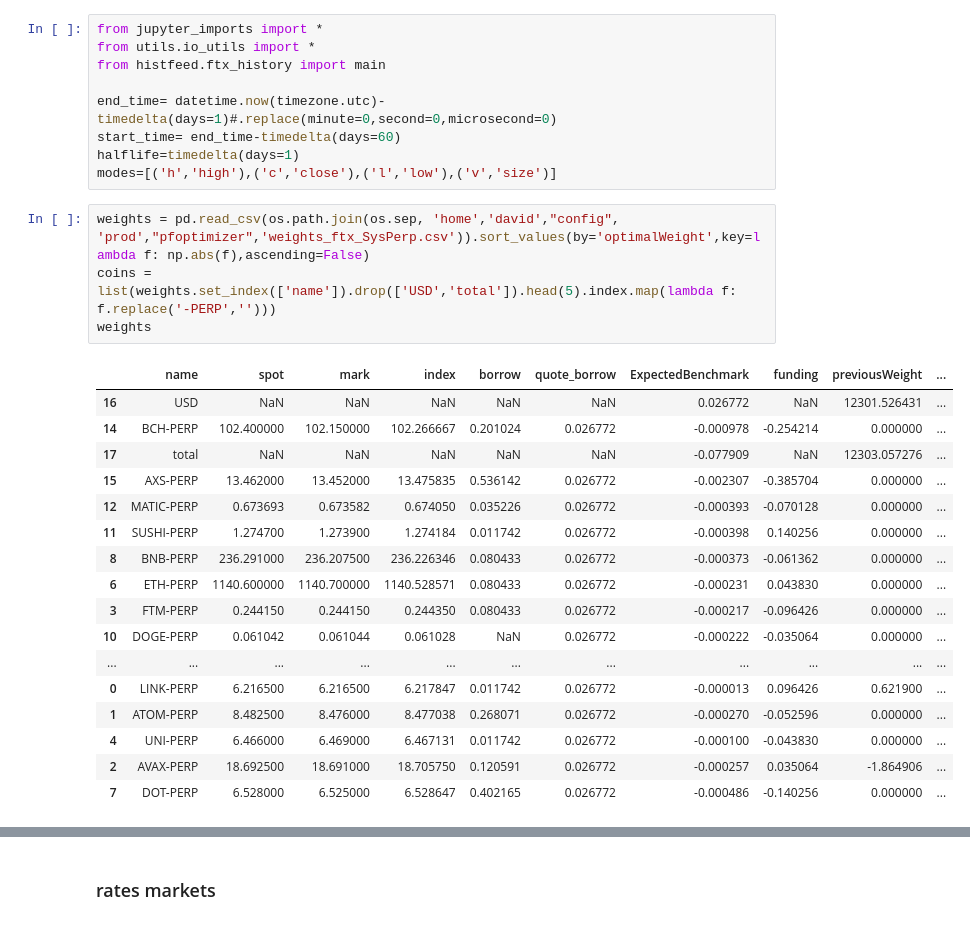
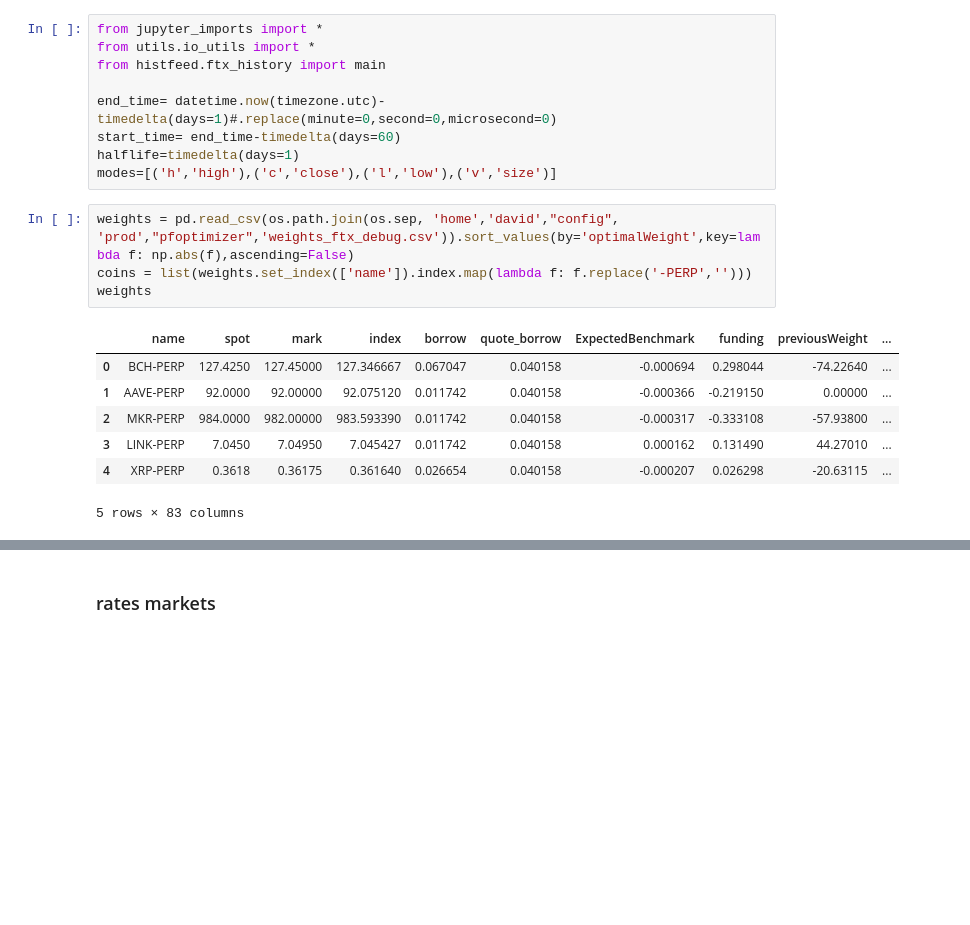
Before and after one commit to Sety-project/pylibs, a Jupyter notebook: ux/FTX reader.ipynb, the cells around one changed output, grey strips where cells are left out. Cells and saved outputs as stored; diff of their text form; blank space fills up the shorter version.

```diff
--- a/ux/FTX reader.ipynb
+++ b/ux/FTX reader.ipynb
@@ -10,27 +10,17 @@ start_time= end_time-timedelta(days=60)
 halflife=timedelta(days=1)
 modes=[('h','high'),('c','close'),('l','low'),('v','size')]
 # %%
-weights = pd.read_csv(os.path.join(os.sep, 'home','david',"config", 'prod',"pfoptimizer",'weights_ftx_SysPerp.csv')).sort_values(by='optimalWeight',key=lambda f: np.abs(f),ascending=False)
-coins = list(weights.set_index(['name']).drop(['USD','total']).head(5).index.map(lambda f: f.replace('-PERP','')))
+weights = pd.read_csv(os.path.join(os.sep, 'home','david',"config", 'prod',"pfoptimizer",'weights_ftx_debug.csv')).sort_values(by='optimalWeight',key=lambda f: np.abs(f),ascending=False)
+coins = list(weights.set_index(['name']).index.map(lambda f: f.replace('-PERP','')))
 weights
 # %% [output]
 |  | name | spot | mark | index | borrow | quote_borrow | ExpectedBenchmark | funding | previousWeight | ... |
-| 16 | USD | NaN | NaN | NaN | NaN | NaN | 0.026772 | NaN | 12301.526431 | ... |
-| 14 | BCH-PERP | 102.400000 | 102.150000 | 102.266667 | 0.201024 | 0.026772 | -0.000978 | -0.254214 | 0.000000 | ... |
-| 17 | total | NaN | NaN | NaN | NaN | NaN | -0.077909 | NaN | 12303.057276 | ... |
-| 15 | AXS-PERP | 13.462000 | 13.452000 | 13.475835 | 0.536142 | 0.026772 | -0.002307 | -0.385704 | 0.000000 | ... |
-| 12 | MATIC-PERP | 0.673693 | 0.673582 | 0.674050 | 0.035226 | 0.026772 | -0.000393 | -0.070128 | 0.000000 | ... |
-| 11 | SUSHI-PERP | 1.274700 | 1.273900 | 1.274184 | 0.011742 | 0.026772 | -0.000398 | 0.140256 | 0.000000 | ... |
-| 8 | BNB-PERP | 236.291000 | 236.207500 | 236.226346 | 0.080433 | 0.026772 | -0.000373 | -0.061362 | 0.000000 | ... |
-| 6 | ETH-PERP | 1140.600000 | 1140.700000 | 1140.528571 | 0.080433 | 0.026772 | -0.000231 | 0.043830 | 0.000000 | ... |
-| 3 | FTM-PERP | 0.244150 | 0.244150 | 0.244350 | 0.080433 | 0.026772 | -0.000217 | -0.096426 | 0.000000 | ... |
-| 10 | DOGE-PERP | 0.061042 | 0.061044 | 0.061028 | NaN | 0.026772 | -0.000222 | -0.035064 | 0.000000 | ... |
-| ... | ... | ... | ... | ... | ... | ... | ... | ... | ... | ... |
-| 0 | LINK-PERP | 6.216500 | 6.216500 | 6.217847 | 0.011742 | 0.026772 | -0.000013 | 0.096426 | 0.621900 | ... |
-| 1 | ATOM-PERP | 8.482500 | 8.476000 | 8.477038 | 0.268071 | 0.026772 | -0.000270 | -0.052596 | 0.000000 | ... |
-| 4 | UNI-PERP | 6.466000 | 6.469000 | 6.467131 | 0.011742 | 0.026772 | -0.000100 | -0.043830 | 0.000000 | ... |
-| 2 | AVAX-PERP | 18.692500 | 18.691000 | 18.705750 | 0.120591 | 0.026772 | -0.000257 | 0.035064 | -1.864906 | ... |
-| 7 | DOT-PERP | 6.528000 | 6.525000 | 6.528647 | 0.402165 | 0.026772 | -0.000486 | -0.140256 | 0.000000 | ... |
+| 0 | BCH-PERP | 127.4250 | 127.45000 | 127.346667 | 0.067047 | 0.040158 | -0.000694 | 0.298044 | -74.22640 | ... |
+| 1 | AAVE-PERP | 92.0000 | 92.00000 | 92.075120 | 0.011742 | 0.040158 | -0.000366 | -0.219150 | 0.00000 | ... |
+| 2 | MKR-PERP | 984.0000 | 982.00000 | 983.593390 | 0.011742 | 0.040158 | -0.000317 | -0.333108 | -57.93800 | ... |
+| 3 | LINK-PERP | 7.0450 | 7.04950 | 7.045427 | 0.011742 | 0.040158 | 0.000162 | 0.131490 | 44.27010 | ... |
+| 4 | XRP-PERP | 0.3618 | 0.36175 | 0.361640 | 0.026654 | 0.040158 | -0.000207 | 0.026298 | -20.63115 | ... |
+5 rows × 83 columns
 # %%
 futures_df = main('get','ftx','wide')
 # %% [output]
```
Also changed, not shown: parts of 4 cells of this notebook, 1 other file.
